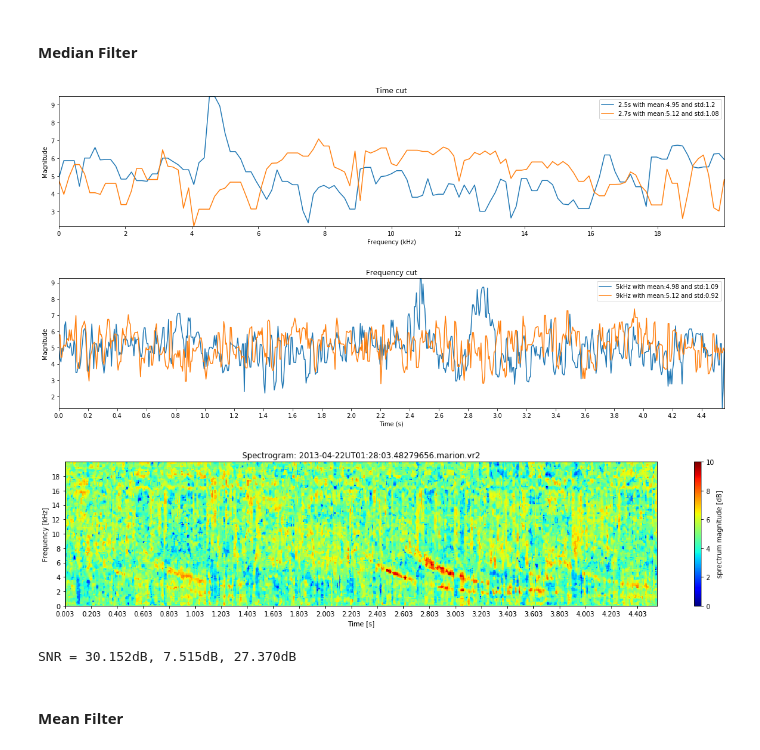
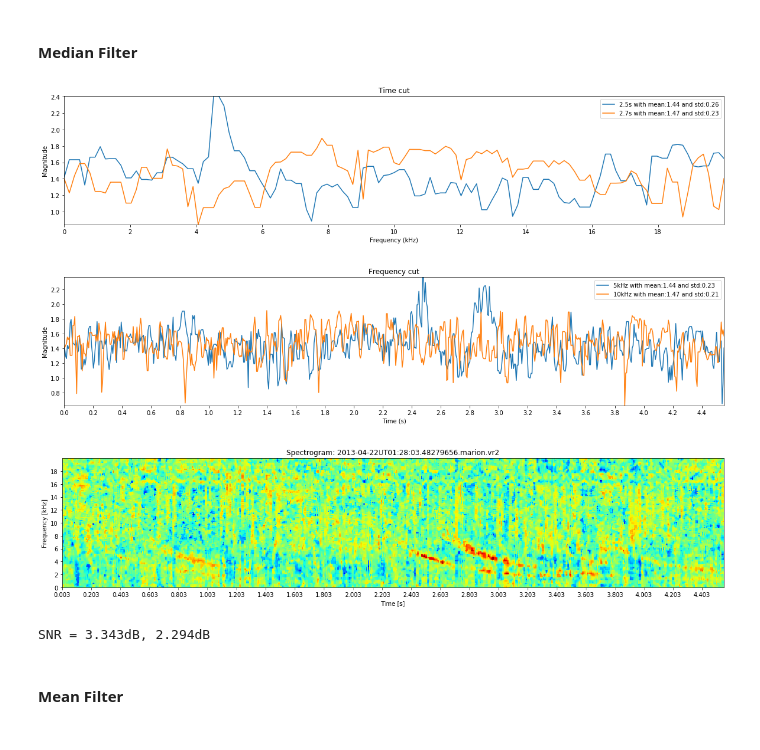
Before and after one commit to Kojey/MSc-whistler-waves-detector, a Jupyter notebook: ipy/report/chapter4_2.ipynb, the cells around one changed output. Drawn from its saved outputs; the diff is of its cells as text; code cells hidden in the pictures.

```diff
--- a/ipy/report/chapter4_2.ipynb
+++ b/ipy/report/chapter4_2.ipynb
@@ -58,9 +59,10 @@ SNR = 5.314 dB
 ### 4.2.2 Preprocessing Visualisation
 # %%
 time = [2.5,2.7]
-freq = [5,9]
+freq = [5,10]
 sample.spectrogram_with_axis()
-sample.apply_min_max_scale(0,10)
+scale_mean,scale_std,scale = 1.448, 0.268, 4
+sample.apply_min_max_scale(scale_mean-scale*scale_std,scale_mean+scale*scale_std)
 _ = sample.spectrogram_time_cut_plot(time=time, figsize=size, title='Time cut', legend=[str(t)+'s' for t in time], stats=True, legend_loc='upper right')
 _ = sample.spectrogram_freq_cut_plot(freq=freq, figsize=size, title='Frequency cut', legend=[str(f)+'kHz' for f in freq], stats=True, legend_loc='upper right')
 sample.spectrogram_plot(figsize=size, xlabel='Time [s]', ylabel='Frequency [kHz]',zlabel='sprectrum magnitude [dB]',
@@ -76,14 +78,17 @@ SNR = 5.314 dB
 ### 4.2.3 Z Score Transform
 # %%
 sample.spectrogram_with_axis()
+scale_mean,scale_std,scale = 1.448, 0.268, 4
+sample.apply_min_max_scale(scale_mean-scale*scale_std,scale_mean+scale*scale_std)
 snr_default = sample.snr()
 sample.apply_zscore()
-sample.apply_min_max_scale(0,10)
+scale_mean,scale_std,scale = 1.448, 0.268, 4
+sample.apply_min_max_scale(scale_mean-scale*scale_std,scale_mean+scale*scale_std)
 _ = sample.spectrogram_time_cut_plot(time=time, figsize=size, title='Time cut', legend=[str(t)+'s' for t in time], stats=True, legend_loc='upper right')
 _ = sample.spectrogram_freq_cut_plot(freq=freq, figsize=size, title='Frequency cut', legend=[str(f)+'kHz' for f in freq], stats=True, legend_loc='upper right')
 sample.spectrogram_plot(figsize=size, xlabel='Time [s]', ylabel='Frequency [kHz]',zlabel='sprectrum magnitude [dB]',
                            xaxis=True, yaxis=True, ticks=[0.2,2],
-                           title="Spectrogram: "+sample.get_file(), cmap='jet', cmap_show=True)
+                           title="Spectrogram: "+sample.get_file(), cmap='jet', cmap_show=False)
 snr = sample.snr()
 print('SNR = %.3fdB, Improv = %.3fdB'%(snr,snr-snr_default))
 # %% [output]
@@ -96,14 +101,17 @@ SNR = 8.420dB, Improv = 5.638dB
 #### Constant
 # %%
 sample.spectrogram_with_axis()
+scale_mean,scale_std,scale = 1.448, 0.268, 4
+sample.apply_min_max_scale(scale_mean-scale*scale_std,scale_mean+scale*scale_std)
 snr_default = sample.snr()
 sample.apply_detrend(type='constant')
-sample.apply_min_max_scale(0,10)
+scale_mean,scale_std,scale = 1.448, 0.268, 4
+sample.apply_min_max_scale(scale_mean-scale*scale_std,scale_mean+scale*scale_std)
 _ = sample.spectrogram_time_cut_plot(time=time, figsize=size, title='Time cut', legend=[str(t)+'s' for t in time], stats=True, legend_loc='upper right')
 _ = sample.spectrogram_freq_cut_plot(freq=freq, figsize=size, title='Frequency cut', legend=[str(f)+'kHz' for f in freq], stats=True, legend_loc='upper right')
 sample.spectrogram_plot(figsize=size, xlabel='Time [s]', ylabel='Frequency [kHz]',zlabel='sprectrum magnitude [dB]',
                            xaxis=True, yaxis=True, ticks=[0.2,2],
-                           title="Spectrogram: "+sample.get_file(), cmap='jet', cmap_show=True)
+                           title="Spectrogram: "+sample.get_file(), cmap='jet', cmap_show=False)
 snr = sample.snr()
 print('SNR = %.3fdB, Improv = %.3fdB'%(snr,snr-snr_default))
 # %% [output]
@@ -115,14 +123,17 @@ SNR = 7.236dB, Improv = 4.454dB
 #### Linear Detrending
 # %%
 sample.spectrogram_with_axis()
+scale_mean,scale_std,scale = 1.448, 0.268, 4
+sample.apply_min_max_scale(scale_mean-scale*scale_std,scale_mean+scale*scale_std)
 snr_default = sample.snr()
 sample.apply_detrend(type='linear')
-sample.apply_min_max_scale(0,10)
+scale_mean,scale_std,scale = 1.448, 0.268, 4
+sample.apply_min_max_scale(scale_mean-scale*scale_std,scale_mean+scale*scale_std)
 _ = sample.spectrogram_time_cut_plot(time=time, figsize=size, title='Time cut', legend=[str(t)+'s' for t in time], stats=True, legend_loc='upper right')
 _ = sample.spectrogram_freq_cut_plot(freq=freq, figsize=size, title='Frequency cut', legend=[str(f)+'kHz' for f in freq], stats=True, legend_loc='upper right')
 sample.spectrogram_plot(figsize=size, xlabel='Time [s]', ylabel='Frequency [kHz]',zlabel='sprectrum magnitude [dB]',
                            xaxis=True, yaxis=True, ticks=[0.2,2],
-                           title="Spectrogram: "+sample.get_file(), cmap='jet', cmap_show=True)
+                           title="Spectrogram: "+sample.get_file(), cmap='jet', cmap_show=False)
 snr = sample.snr()
 print('SNR = %.3fdB, Improv = %.3fdB'%(snr,snr-snr_default))
 # %% [output]
@@ -134,23 +145,26 @@ SNR = 5.483dB, Improv = 2.701dB
 #### Median Filter
 # %%
 sample.spectrogram_with_axis()
+scale_mean,scale_std,scale = 1.448, 0.268, 4
+sample.apply_min_max_scale(scale_mean-scale*scale_std,scale_mean+scale*scale_std)
 snr_default = sample.snr()
 sample.apply_zscore()
 snr_z = sample.snr()
 sample.apply_medfilt((3,3))
-sample.apply_min_max_scale(0,10)
+scale_mean,scale_std,scale = 1.448, 0.268, 4
+sample.apply_min_max_scale(scale_mean-scale*scale_std,scale_mean+scale*scale_std)
 _ = sample.spectrogram_time_cut_plot(time=time, figsize=size, title='Time cut', legend=[str(t)+'s' for t in time], stats=True, legend_loc='upper right')
 _ = sample.spectrogram_freq_cut_plot(freq=freq, figsize=size, title='Frequency cut', legend=[str(f)+'kHz' for f in freq], stats=True, legend_loc='upper right')
 sample.spectrogram_plot(figsize=size, xlabel='Time [s]', ylabel='Frequency [kHz]',zlabel='sprectrum magnitude [dB]',
                            xaxis=True, yaxis=True, ticks=[0.2,2],
-                           title="Spectrogram: "+sample.get_file(), cmap='jet', cmap_show=True)
+                           title="Spectrogram: "+sample.get_file(), cmap='jet', cmap_show=False)
 snr = sample.snr()
-print('SNR = %.3fdB, %.3fdB, %.3fdB'%(snr,snr_z-snr_default, snr-snr_default))
+print('SNR = %.3fdB, %.3fdB'%(snr, snr-snr_default))
 # %% [output]
-[figure, old version]
+[figure, new version]
-[figure, old version]
+[figure, new version]
-[figure, old version]
+[figure, new version]
-SNR = 30.152dB, 7.515dB, 27.370dB
+SNR = 3.343dB, 2.294dB
 # %% [markdown]
 #### Mean Filter
 # %%
```
Also changed, not shown: parts of 9 cells of this notebook, 1 other file.
